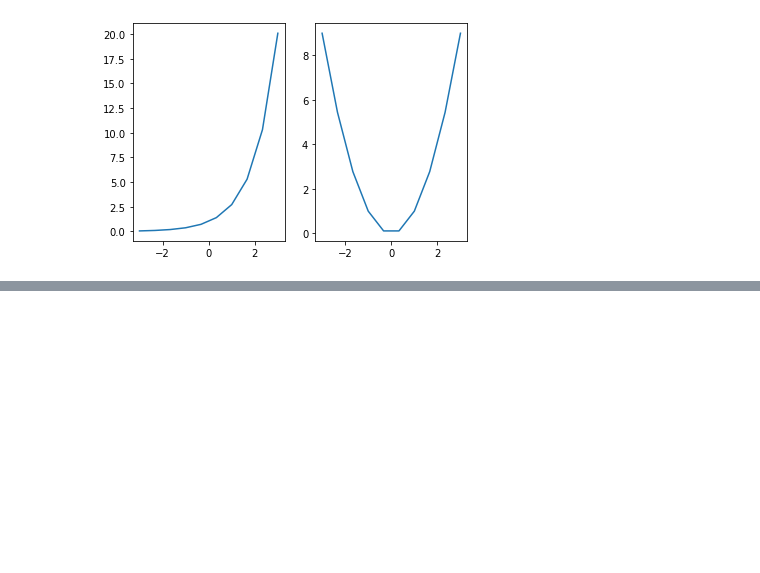
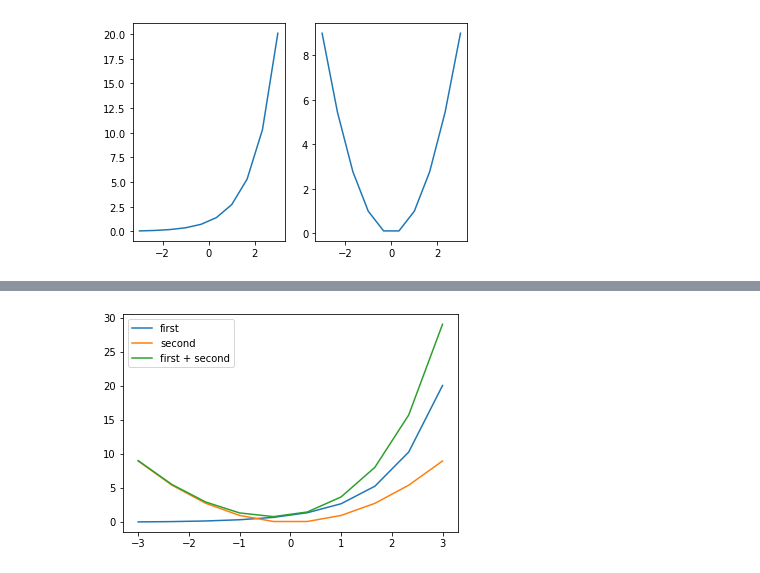
Before and after one commit to kiyo09/AI_Academy, a Jupyter notebook: kaggle/kameblog.ipynb, the cells around one changed output, grey strips where cells are left out. Cells and saved outputs as stored; diff of their text form; code cells hidden in the pictures; blank space fills up the shorter version.

```diff
--- a/kaggle/kameblog.ipynb
+++ b/kaggle/kameblog.ipynb
@@ -320,0 +347,21 @@ axes[1].axis('off')
+# %%
+# PdfPagesをimport(覚える必要なし，コピペで使い回す)
+from matplotlib.backends.backend_pdf import PdfPages
+# pdfインスタンス作成．この時点でファイルができる
+pdf = PdfPages('savefig_sample.pdf')
+
+#------グラフ作成--------
+fig, axes = plt.subplots()
+axes.plot(x, y1, label='first')
+axes.plot(x, y2, label='second')
+axes.plot(x, y1+y2, label='first + second')
+axes.legend(loc=0)
+#-----------------------
+
+#pdfに保存
+pdf.savefig(fig)
+
+#close処理（一応やる）
+pdf.close()
+# %% [output]
+[figure, added]
```
Also changed, not shown: parts of 7 cells of this notebook.
